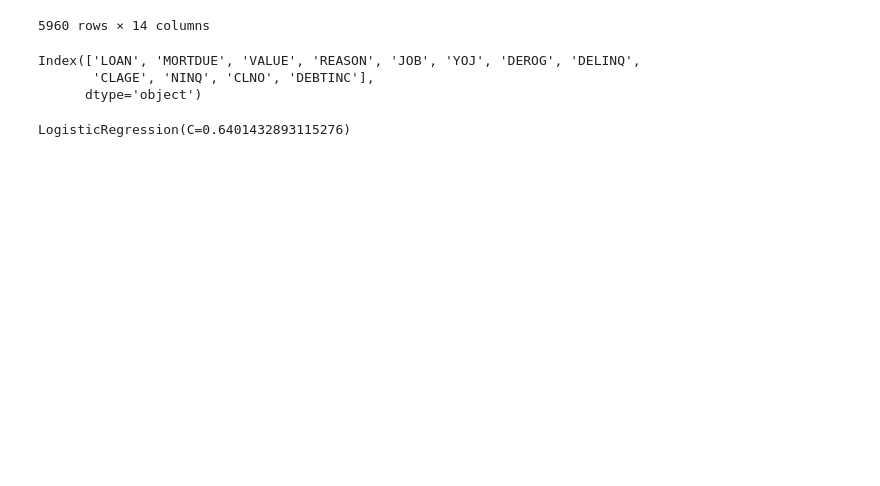
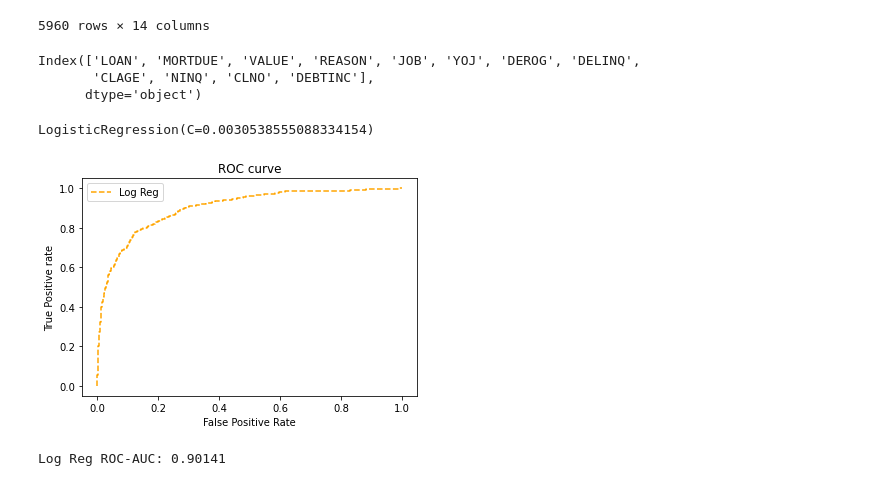
Before and after one commit to hellz-bellz/CREDIT_SCORING, a Jupyter notebook: notebooks/02-WoE-logreg.ipynb, the cells around one changed output. Cells and saved outputs as stored; diff of their text form; code cells hidden in the pictures; blank space fills up the shorter version.

Commit message:
tested better grid search and added auc metrics

```diff
--- a/notebooks/02-WoE-logreg.ipynb
+++ b/notebooks/02-WoE-logreg.ipynb
@@ -34,10 +73,10 @@ import numpy as np
 import woe.feature_process as fp
 import woe.GridSearch as gs
 # %%
-config_path = os.getcwd()+'\\../data/config_woe.csv'
-data_path = os.getcwd()+'\\../data/woe_data.csv'
+config_path = os.getcwd()+'\\../data/woe/config_woe.csv'
+data_path = os.getcwd()+'\\../data/woe/woe_data.csv'
 feature_detail_path = os.getcwd()+'\\features_detail.csv'
-rst_pkl_path = os.getcwd()+'\\woe_rule.pkl'
+rst_pkl_path = os.getcwd()+'\\../pickles/woe/woe_rule.pkl'
 # train woe rule
 feature_detail,rst = fp.process_train_woe(infile_path=data_path
                                            ,outfile_path=feature_detail_path
@@ -64,9 +103,9 @@ params['pic_coefpath_title'] = 'model_coefpath'
 params['pic_performance_title'] = 'model_performance_path'
 
 params['var_list_specfied'] = []
-params['cs'] = np.logspace(-4, -1,40)
+params['cs'] = np.logspace(-4, -1,100)
 for key,value in params.items():
    print(key,': ',value)
-gs.grid_search_lr_c_main(params)
+best_c, ks = gs.grid_search_lr_c_main(params)
 # %% [output]
 run into process_train_woe:
@@ -154,11 +175,45 @@ from sklearn.linear_model import LogisticRegression
 X = train_woed.drop(columns=["target", 'Unnamed: 0'])
 print(X.columns)
 y = train_woed['target']
-X_train, X_test, y_train, y_test = train_test_split(X, y, test_size=0.33, random_state=1488)
-log_reg = LogisticRegression(C=0.6401432893115276)
+X_train, X_test, y_train, y_test = train_test_split(X, y, test_size=0.33, random_state=42)
+log_reg = LogisticRegression(C=best_c)
 log_reg.fit(X_train, y_train)
 # %% [output]
 Index(['LOAN', 'MORTDUE', 'VALUE', 'REASON', 'JOB', 'YOJ', 'DEROG', 'DELINQ',
        'CLAGE', 'NINQ', 'CLNO', 'DEBTINC'],
       dtype='object')
-LogisticRegression(C=0.6401432893115276)
+LogisticRegression(C=0.0030538555088334154)
+# %%
+y_pred = log_reg.decision_function(X_test)
+from sklearn.metrics import accuracy_score, f1_score, precision_score, recall_score, roc_auc_score
+
+# print("Accuracy score : ", accuracy_score(y_test, y_pred))
+# print("F1 score : ", f1_score(y_test, y_pred, average="macro"))
+# print("Precision score : ", precision_score(y_test, y_pred, average="macro"))
+# print("Recall score : ", recall_score(y_test, y_pred, average="macro"))
+# print('ROC-AUC: ', roc_auc_score(y_test, y_pred))
+# %%
+from sklearn.metrics import roc_curve, precision_recall_curve
+
+from sklearn.metrics import roc_curve, precision_recall_curve
+# roc curve
+fpr1, tpr1, _ = roc_curve(y_test, y_pred, pos_label=1)
+
+# pr curve
+precision1, recall1, _ = precision_recall_curve(y_test, y_pred, pos_label=1)
+# %%
+# строим ROC кривые и вычисляем AUC-ROC
+import matplotlib.pyplot as plt
+
+plt.plot(fpr1, tpr1, linestyle='--',color='orange', label='Log Reg')
+
+plt.title('ROC curve')
+plt.xlabel('False Positive Rate')
+plt.ylabel('True Positive rate')
+
+plt.legend(loc='best')
+plt.show()
+print('Log Reg ROC-AUC: %.5f' % roc_auc_score(y_test, y_pred))
+# %% [output]
+[figure, added]
+Log Reg ROC-AUC: 0.90141
```
Also changed, not shown: parts of 26 cells of this notebook, 4 other files.
